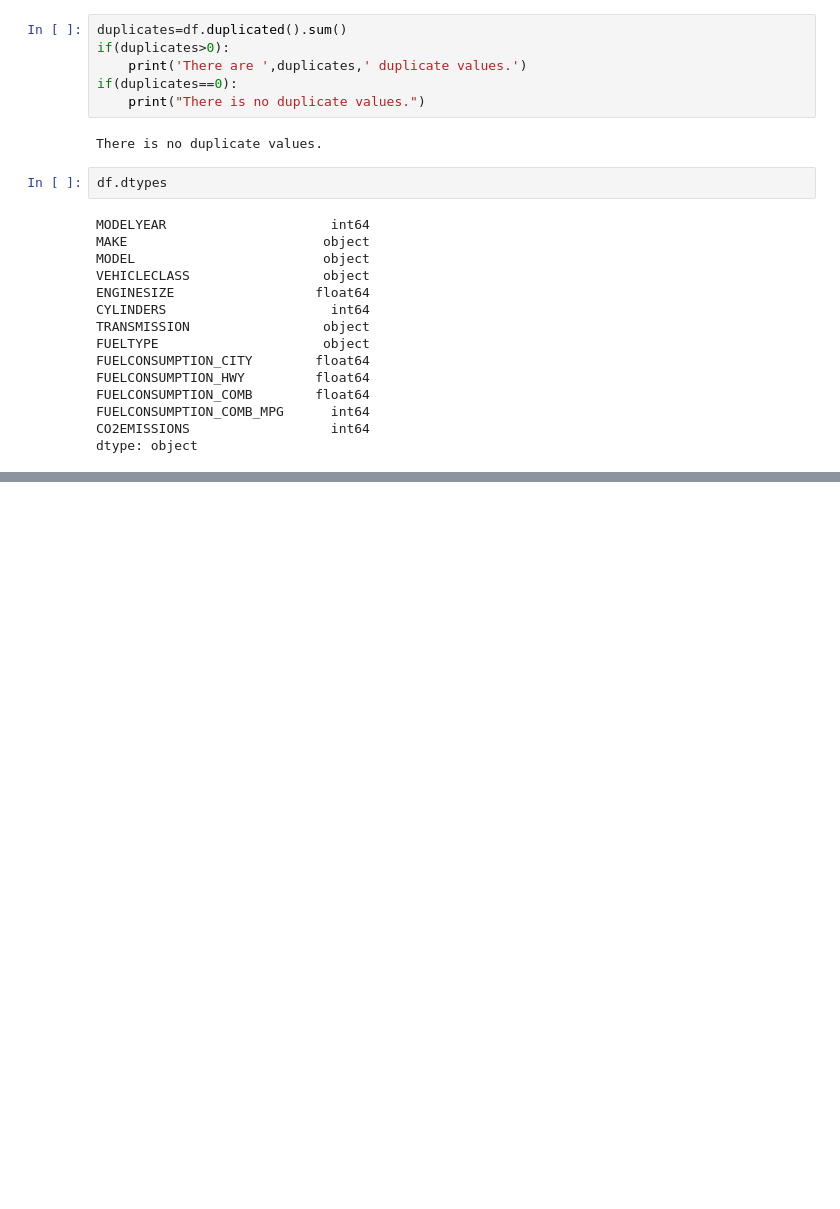
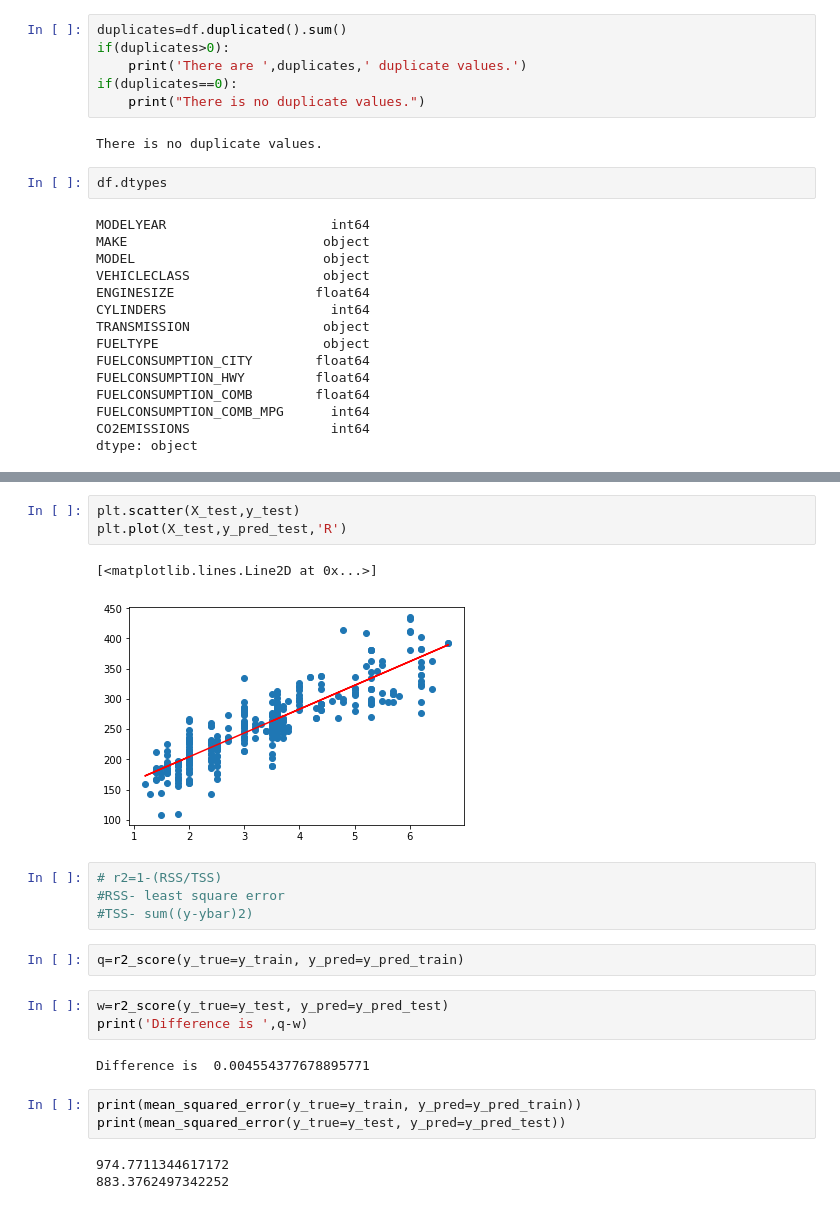
Before and after one commit to sudhirjangra/Machine-Learning, a Jupyter notebook: 1st_Model.ipynb, the cells around one changed output, grey strips where cells are left out. Drawn from its saved outputs; the diff is of its cells as text; blank space fills up the shorter version.

```diff
--- a/1st_Model.ipynb
+++ b/1st_Model.ipynb
@@ -107,0 +263,23 @@ TypeError: cannot do positional indexing on <class 'pandas.core.indexes.base.Ind
+# %%
+plt.scatter(X_test,y_test)
+plt.plot(X_test,y_pred_test,'R')
+# %% [output]
+[<matplotlib.lines.Line2D at 0x...>]
+[figure, added]
+# %%
+# r2=1-(RSS/TSS)
+#RSS- least square error
+#TSS- sum((y-ybar)2)
+# %%
+q=r2_score(y_true=y_train, y_pred=y_pred_train)
+# %%
+w=r2_score(y_true=y_test, y_pred=y_pred_test)
+print('Difference is ',q-w)
+# %% [output]
+Difference is  0.004554377678895771
+# %%
+print(mean_squared_error(y_true=y_train, y_pred=y_pred_train))
+print(mean_squared_error(y_true=y_test, y_pred=y_pred_test))
+# %% [output]
+974.7711344617172
+883.3762497342252
```
Also changed, not shown: parts of 27 cells of this notebook.
